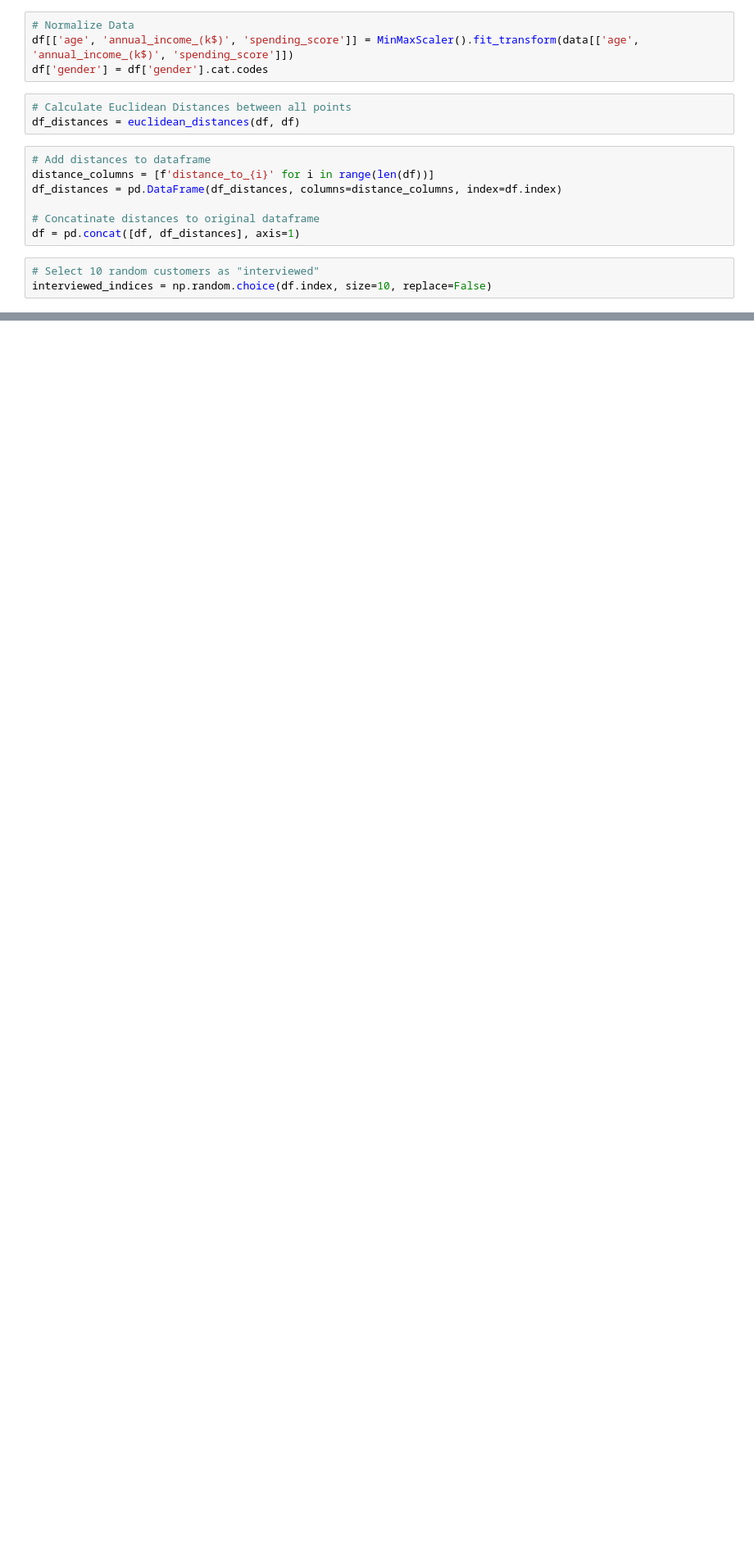
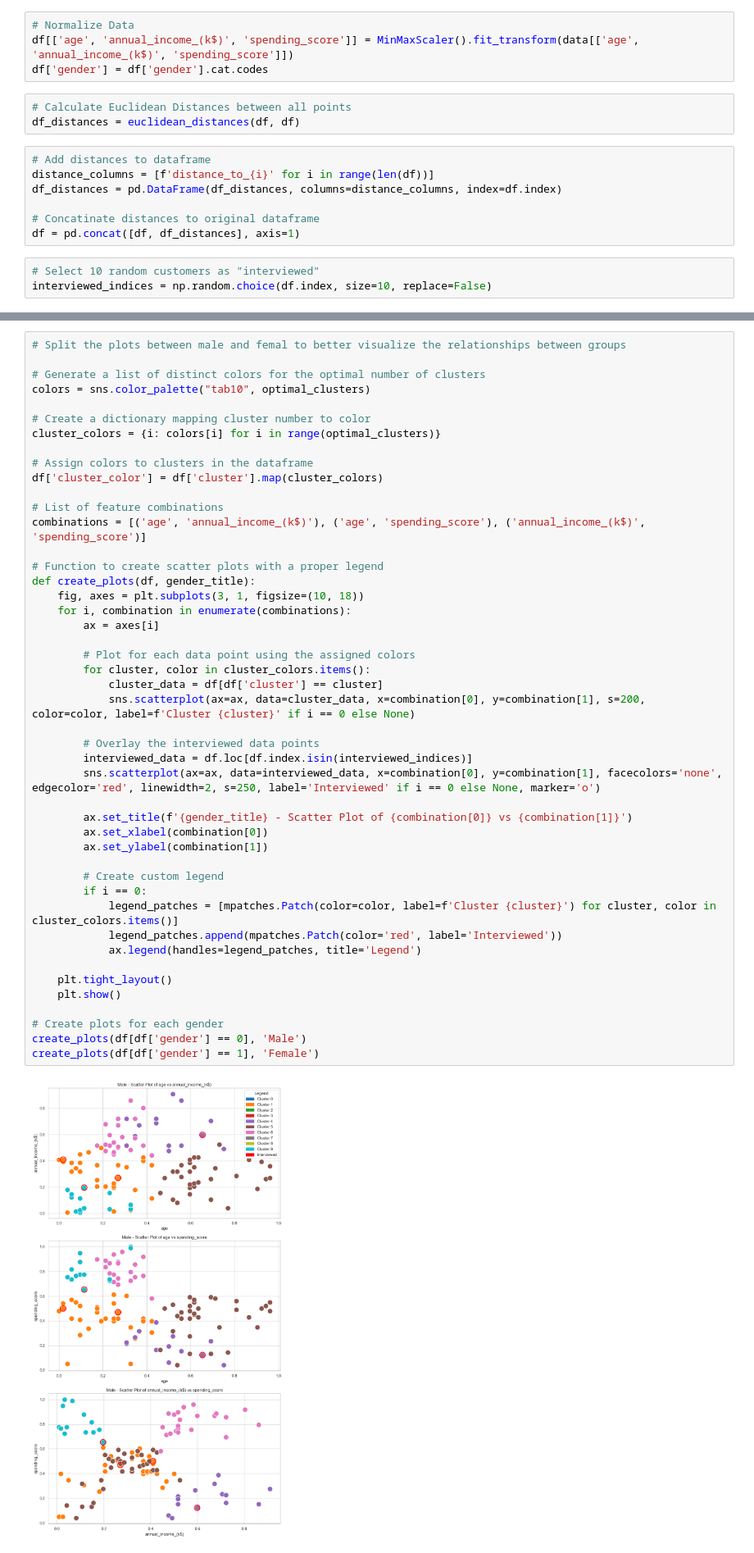
Before and after one commit to JamisonProctor/interviewed_customer_relationship_clusterer, a Jupyter notebook: interviewed_clusterer.ipynb, the cells around one changed output, grey strips where cells are left out. Shown at 82% size. Drawn from its saved outputs; the diff is of its cells as text; blank space fills up the shorter version.

```diff
--- a/interviewed_clusterer.ipynb
+++ b/interviewed_clusterer.ipynb
@@ -99,0 +234,48 @@ plt.show()
+# %%
+# Split the plots between male and femal to better visualize the relationships between groups
+
+# Generate a list of distinct colors for the optimal number of clusters
+colors = sns.color_palette("tab10", optimal_clusters)
+
+# Create a dictionary mapping cluster number to color
+cluster_colors = {i: colors[i] for i in range(optimal_clusters)}
+
+# Assign colors to clusters in the dataframe
+df['cluster_color'] = df['cluster'].map(cluster_colors)
+
+# List of feature combinations
+combinations = [('age', 'annual_income_(k$)'), ('age', 'spending_score'), ('annual_income_(k$)', 'spending_score')]
+
+# Function to create scatter plots with a proper legend
+def create_plots(df, gender_title):
+    fig, axes = plt.subplots(3, 1, figsize=(10, 18))
+    for i, combination in enumerate(combinations):
+        ax = axes[i]
+
+        # Plot for each data point using the assigned colors
+        for cluster, color in cluster_colors.items():
+            cluster_data = df[df['cluster'] == cluster]
+            sns.scatterplot(ax=ax, data=cluster_data, x=combination[0], y=combination[1], s=200, color=color, label=f'Cluster {cluster}' if i == 0 else None)
+
+        # Overlay the interviewed data points
+        interviewed_data = df.loc[df.index.isin(interviewed_indices)]
+        sns.scatterplot(ax=ax, data=interviewed_data, x=combination[0], y=combination[1], facecolors='none', edgecolor='red', linewidth=2, s=250, label='Interviewed' if i == 0 else None, marker='o')
+
+        ax.set_title(f'{gender_title} - Scatter Plot of {combination[0]} vs {combination[1]}')
+        ax.set_xlabel(combination[0])
+        ax.set_ylabel(combination[1])
+
+        # Create custom legend
+        if i == 0:
+            legend_patches = [mpatches.Patch(color=color, label=f'Cluster {cluster}') for cluster, color in cluster_colors.items()]
+            legend_patches.append(mpatches.Patch(color='red', label='Interviewed'))
+            ax.legend(handles=legend_patches, title='Legend')
+
+    plt.tight_layout()
+    plt.show()
+
+# Create plots for each gender
+create_plots(df[df['gender'] == 0], 'Male')
+create_plots(df[df['gender'] == 1], 'Female')
+# %% [output]
+[figure, added]
```
Also changed, not shown: parts of 13 cells of this notebook.
